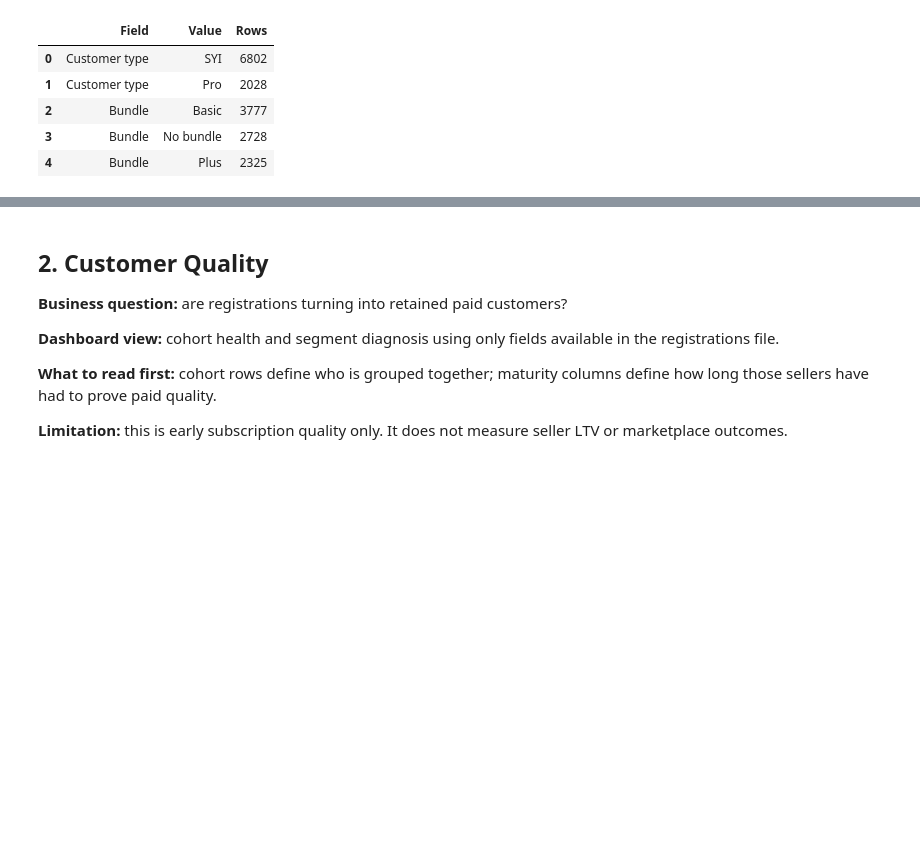
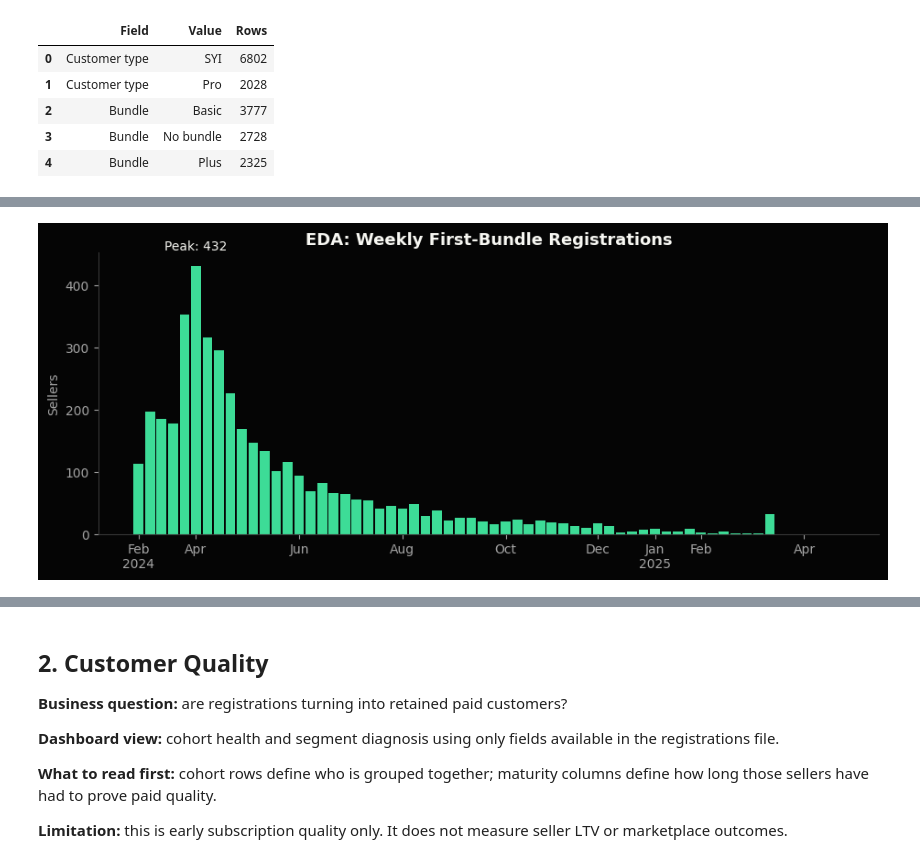
Before and after one commit to omer-t/marktplaats-assignment, a Jupyter notebook: assignments/smb_bundles/q3_monitor.ipynb, the cells around one changed output, grey strips where cells are left out. Saved outputs shown, nothing was run; the diff lists cells and outputs as text; code cells hidden in the pictures; blank space fills up the shorter version.

```diff
--- a/assignments/smb_bundles/q3_monitor.ipynb
+++ b/assignments/smb_bundles/q3_monitor.ipynb
@@ -63,0 +144,5 @@ Launch start date: 2024-02-29
+# %%
+functions.plot_q3_eda_launch_demand(weekly_metrics)
+plt.show()
+# %% [output]
+[figure, added]
```
Also changed, not shown: parts of 47 cells of this notebook, 7 other files.
